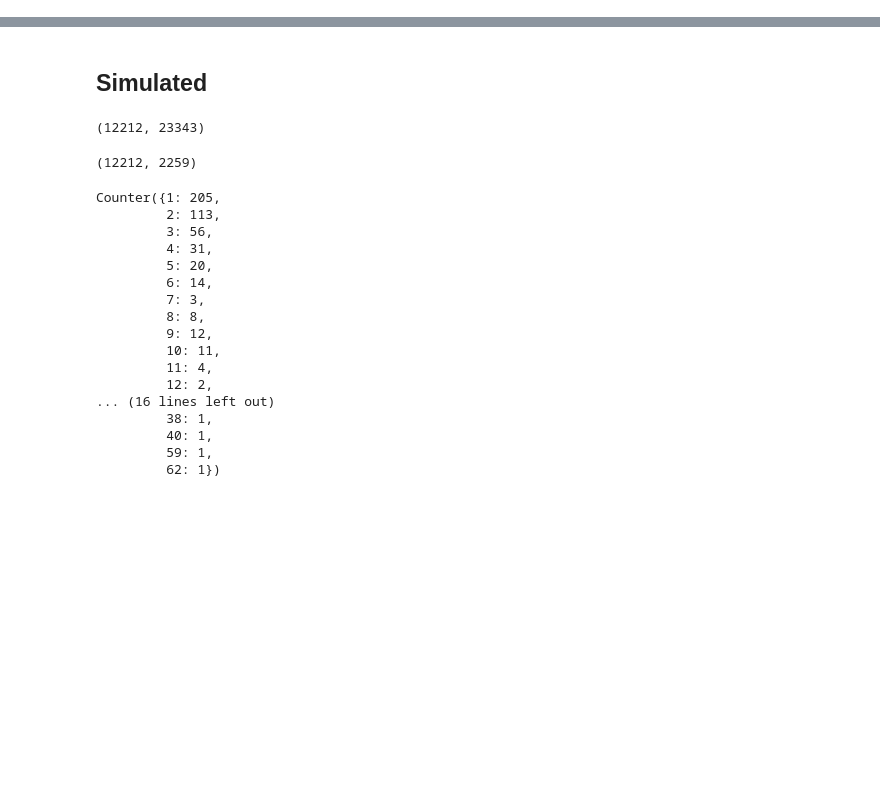
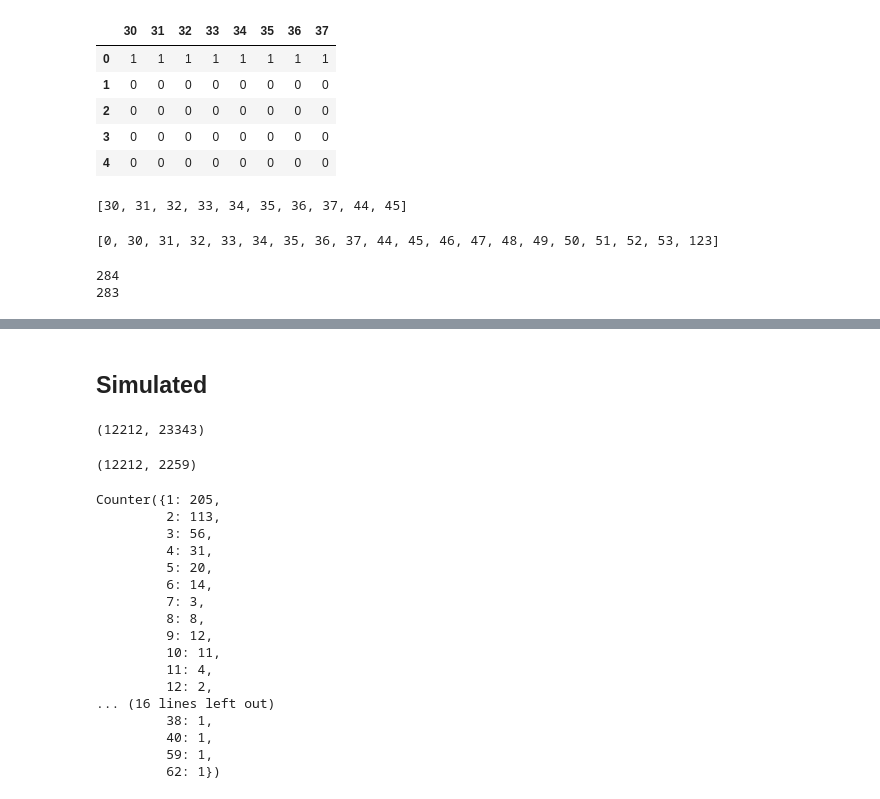
Before and after one commit to gaow/cnv-gene-mapping, a Jupyter notebook: dsc/20190717_workflow.ipynb, the cells around one changed output, grey strips where cells are left out. Saved outputs shown, nothing was run; the diff lists cells and outputs as text; code cells hidden in the pictures; blank space fills up the shorter version.

```diff
--- a/dsc/20190717_workflow.ipynb
+++ b/dsc/20190717_workflow.ipynb
@@ -54,0 +104,9 @@ python: expand = '${ }'
+# %%
+data_clean.loc[:, 0:39].head()
+# %% [output]
+|  | 30 | 31 | 32 | 33 | 34 | 35 | 36 | 37 |
+| 0 | 1 | 1 | 1 | 1 | 1 | 1 | 1 | 1 |
+| 1 | 0 | 0 | 0 | 0 | 0 | 0 | 0 | 0 |
+| 2 | 0 | 0 | 0 | 0 | 0 | 0 | 0 | 0 |
+| 3 | 0 | 0 | 0 | 0 | 0 | 0 | 0 | 0 |
+| 4 | 0 | 0 | 0 | 0 | 0 | 0 | 0 | 0 |
@@ -54,0 +117,4 @@ python: expand = '${ }'
+# %%
+groups[:10]
+# %% [output]
+[30, 31, 32, 33, 34, 35, 36, 37, 44, 45]
@@ -54,0 +126,19 @@ python: expand = '${ }'
+# %%
+import pprint
+pprint.pprint(groups[:20])
+# %% [output]
+[0, 30, 31, 32, 33, 34, 35, 36, 37, 44, 45, 46, 47, 48, 49, 50, 51, 52, 53, 123]
+# %%
+bound = list()
+i = 0; j = 1; n_0 = len(groups)
+while (j < n_0):
+    if groups[j] - groups[i] >= 30 and groups[j] - groups[j-1] > 1:
+        bound.append([groups[i], groups[j-1]])
+        i = j
+    j += 1
+print (len(bound))
+bound = [item for item in bound if item[1] != 0]
+print (len(bound))
+# %% [output]
+284
+283
```
Also changed, not shown: parts of 19 cells of this notebook.
